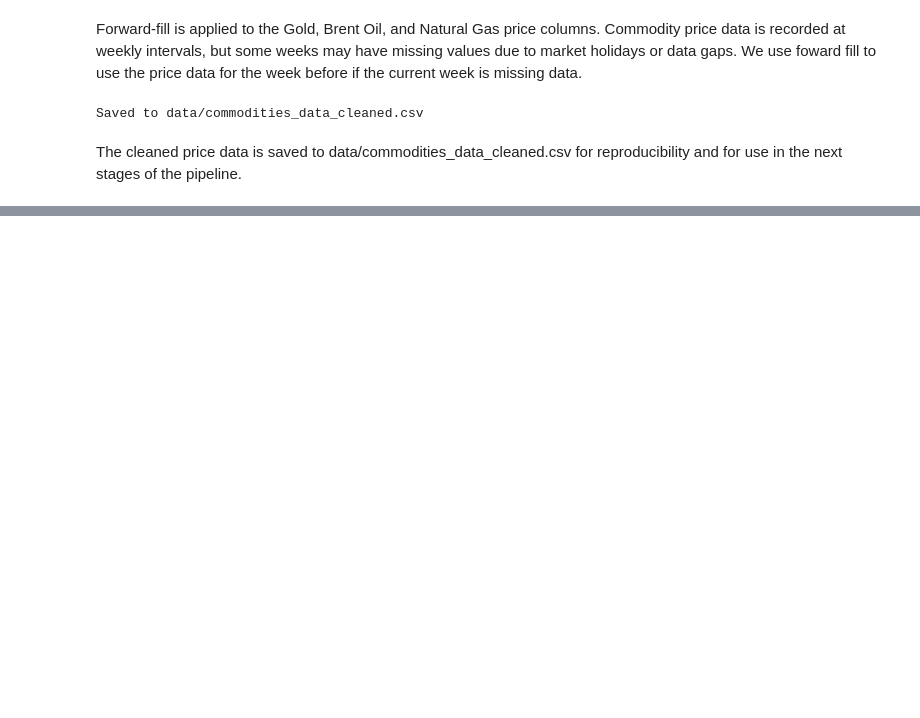
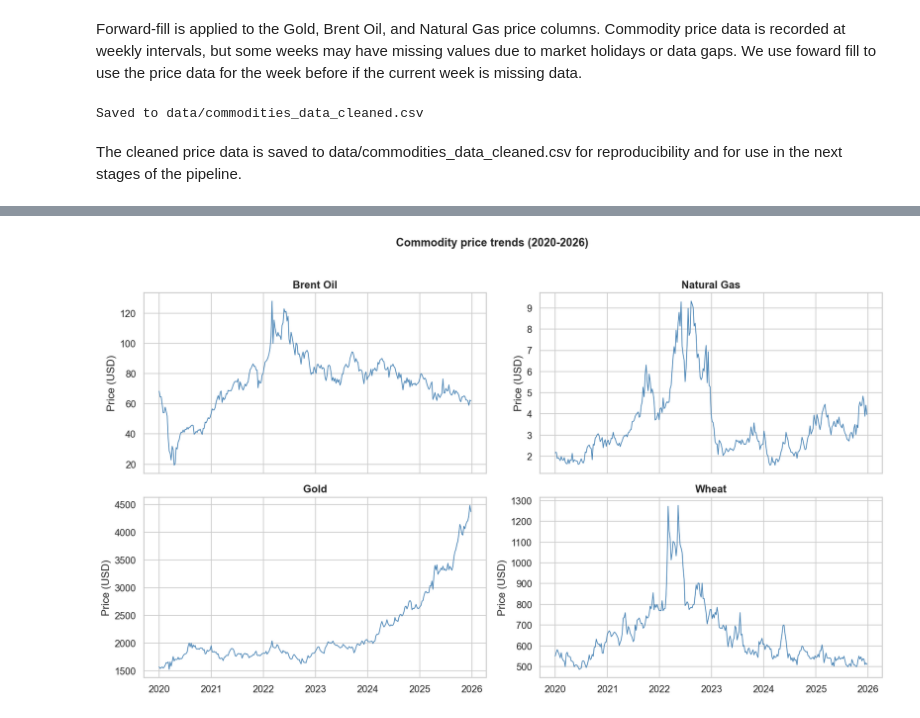
Before and after one commit to gatesclosedbro/st115, a Jupyter notebook: st115-merged.ipynb, the cells around one changed output, grey strips where cells are left out. Saved outputs shown, nothing was run; the diff lists cells and outputs as text; code cells hidden in the pictures; blank space fills up the shorter version.

```diff
--- a/st115-merged.ipynb
+++ b/st115-merged.ipynb
@@ -913,0 +665,17 @@ plt.show()
+# %%
+# EDA 4: Commodity price trends
+fig, axes = plt.subplots(2, 2, figsize=(14, 8), sharex=True)
+
+for ax, commodity in zip(axes.flatten(), ['Brent Oil', 'Natural Gas', 'Gold', 'Wheat']):
+    series = df_commodities_prices[commodity].dropna()
+    ax.plot(series.index, series.values, color='steelblue', linewidth=1)
+    ax.set_title(commodity, fontweight='bold')
+    ax.set_ylabel('Price (USD)')
+    ax.xaxis.set_major_locator(mdates.YearLocator())
+    ax.xaxis.set_major_formatter(mdates.DateFormatter('%Y'))
+
+plt.suptitle('Commodity price trends (2020-2026)', fontweight='bold', fontsize=14, y=1.02)
+plt.tight_layout()
+plt.show()
+# %% [output]
+[figure, added]
```
Also changed, not shown: parts of 70 cells of this notebook, 4 other files.
